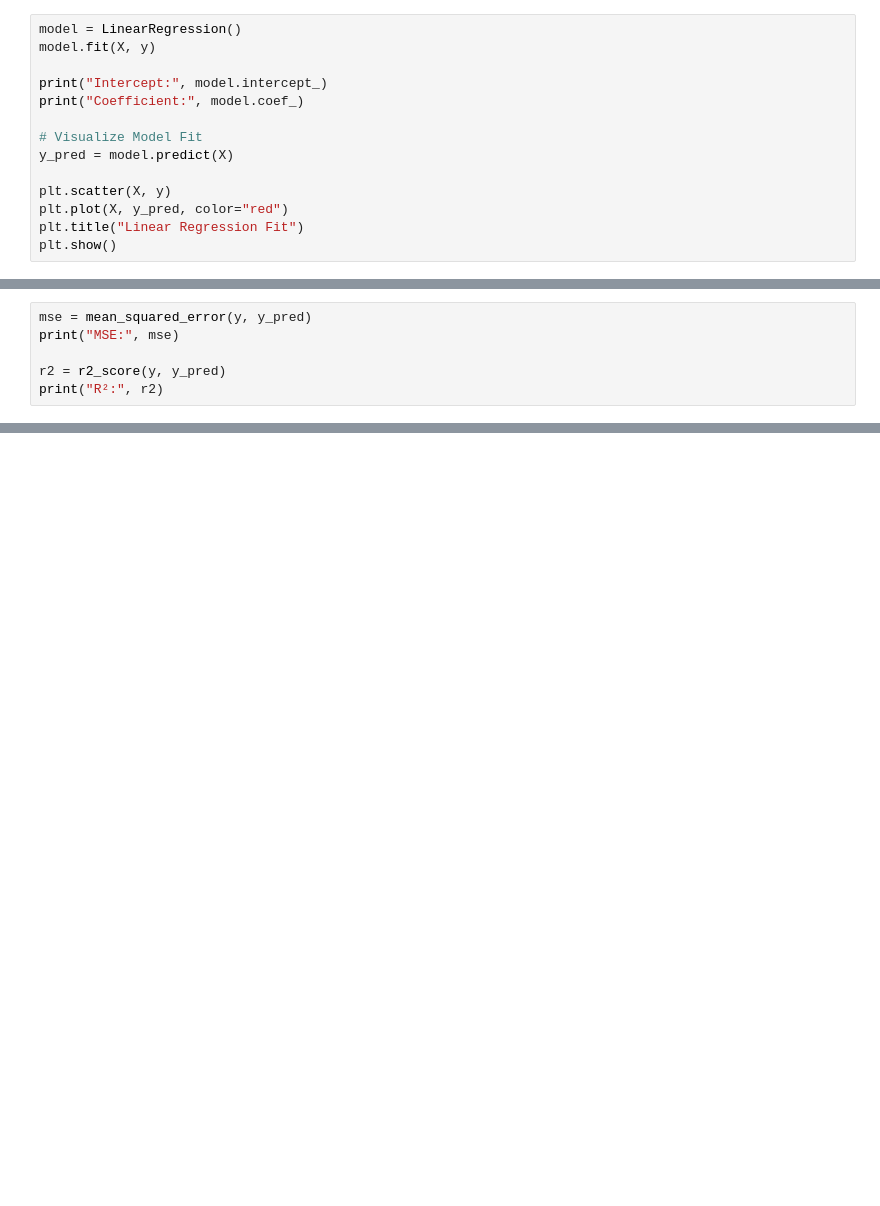
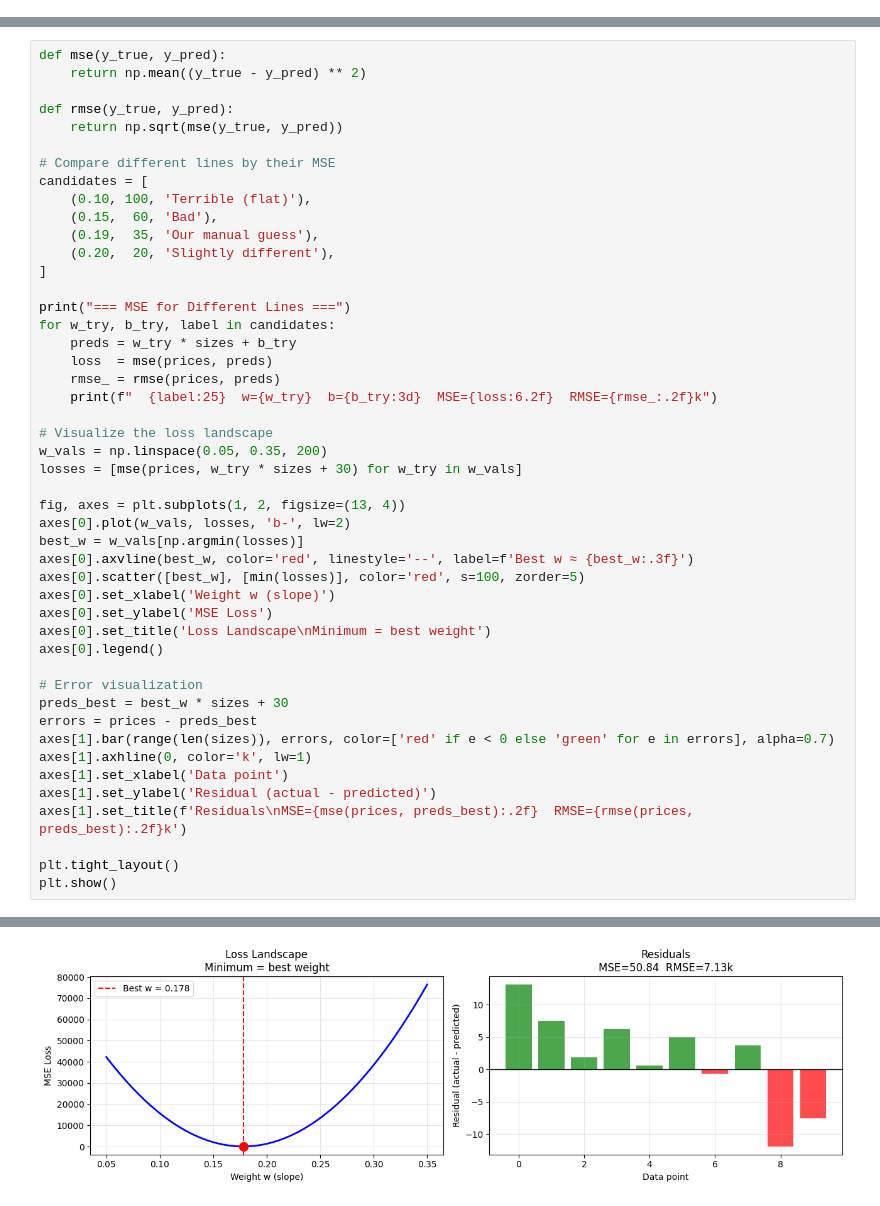
Before and after one commit to chitrank2050/ML-Notebook-Library, a Jupyter notebook: notebooks/ml-algorithms/regression/linear_regression.ipynb, the cells around one changed output, grey strips where cells are left out. Saved outputs shown, nothing was run; the diff lists cells and outputs as text; blank space fills up the shorter version.

```diff
--- a/notebooks/ml-algorithms/regression/linear_regression.ipynb
+++ b/notebooks/ml-algorithms/regression/linear_regression.ipynb
@@ -88,14 +76,0 @@ Expected:
-# %%
-model = LinearRegression()
-model.fit(X, y)
-
-print("Intercept:", model.intercept_)
-print("Coefficient:", model.coef_)
-
-# Visualize Model Fit
-y_pred = model.predict(X)
-
-plt.scatter(X, y)
-plt.plot(X, y_pred, color="red")
-plt.title("Linear Regression Fit")
-plt.show()
@@ -126,6 +76,0 @@ Interpretation:
-# %%
-mse = mean_squared_error(y, y_pred)
-print("MSE:", mse)
-
-r2 = r2_score(y, y_pred)
-print("R²:", r2)
@@ -192,0 +170,48 @@ Manual prediction for 3300 sqft area : [844389.67489186]
+# %%
+def mse(y_true, y_pred):
+    return np.mean((y_true - y_pred) ** 2)
+
+def rmse(y_true, y_pred):
+    return np.sqrt(mse(y_true, y_pred))
+
+# Compare different lines by their MSE
+candidates = [
+    (0.10, 100, 'Terrible (flat)'),
+    (0.15,  60, 'Bad'),
+    (0.19,  35, 'Our manual guess'),
+    (0.20,  20, 'Slightly different'),
+]
+
+print("=== MSE for Different Lines ===")
+for w_try, b_try, label in candidates:
+    preds = w_try * sizes + b_try
+    loss  = mse(prices, preds)
+    rmse_ = rmse(prices, preds)
+    print(f"  {label:25}  w={w_try}  b={b_try:3d}  MSE={loss:6.2f}  RMSE={rmse_:.2f}k")
+
+# Visualize the loss landscape
+w_vals = np.linspace(0.05, 0.35, 200)
+losses = [mse(prices, w_try * sizes + 30) for w_try in w_vals]
+
+fig, axes = plt.subplots(1, 2, figsize=(13, 4))
+axes[0].plot(w_vals, losses, 'b-', lw=2)
+best_w = w_vals[np.argmin(losses)]
+axes[0].axvline(best_w, color='red', linestyle='--', label=f'Best w ≈ {best_w:.3f}')
+axes[0].scatter([best_w], [min(losses)], color='red', s=100, zorder=5)
+axes[0].set_xlabel('Weight w (slope)')
+axes[0].set_ylabel('MSE Loss')
+axes[0].set_title('Loss Landscape\nMinimum = best weight')
+axes[0].legend()
+
+# Error visualization
+preds_best = best_w * sizes + 30
+errors = prices - preds_best
+axes[1].bar(range(len(sizes)), errors, color=['red' if e < 0 else 'green' for e in errors], alpha=0.7)
+axes[1].axhline(0, color='k', lw=1)
+axes[1].set_xlabel('Data point')
+axes[1].set_ylabel('Residual (actual - predicted)')
+axes[1].set_title(f'Residuals\nMSE={mse(prices, preds_best):.2f}  RMSE={rmse(prices, preds_best):.2f}k')
+
+plt.tight_layout()
+plt.show()
+# %% [output]
@@ -192,0 +223 @@ Manual prediction for 3300 sqft area : [844389.67489186]
+[figure, added]
```
Also changed, not shown: parts of 33 cells of this notebook, 4 other files.
